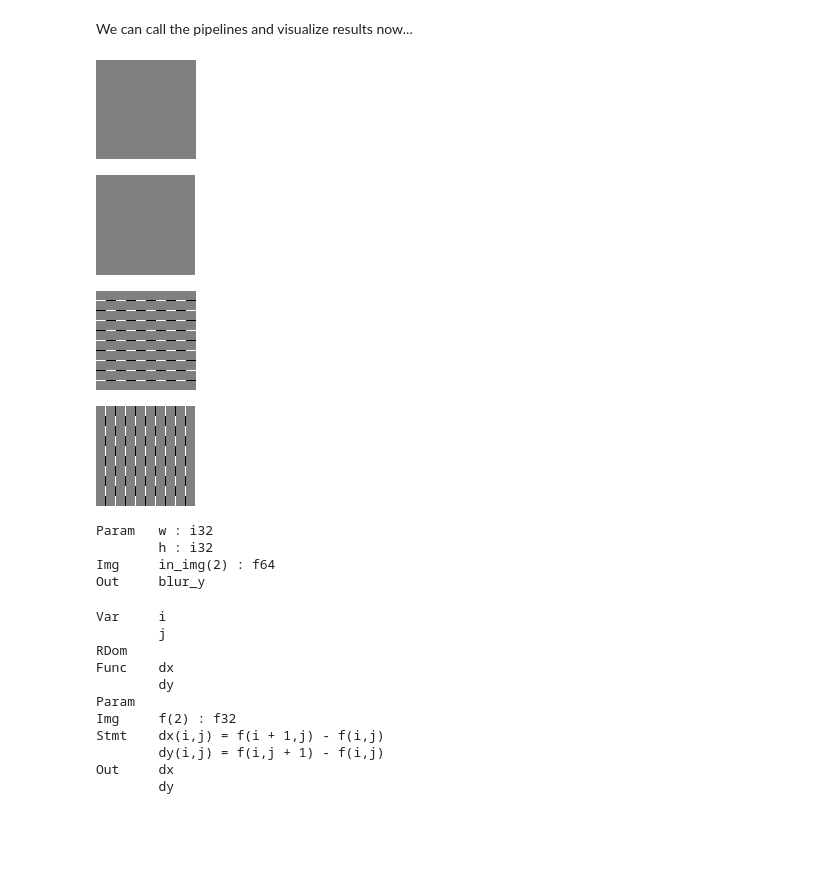
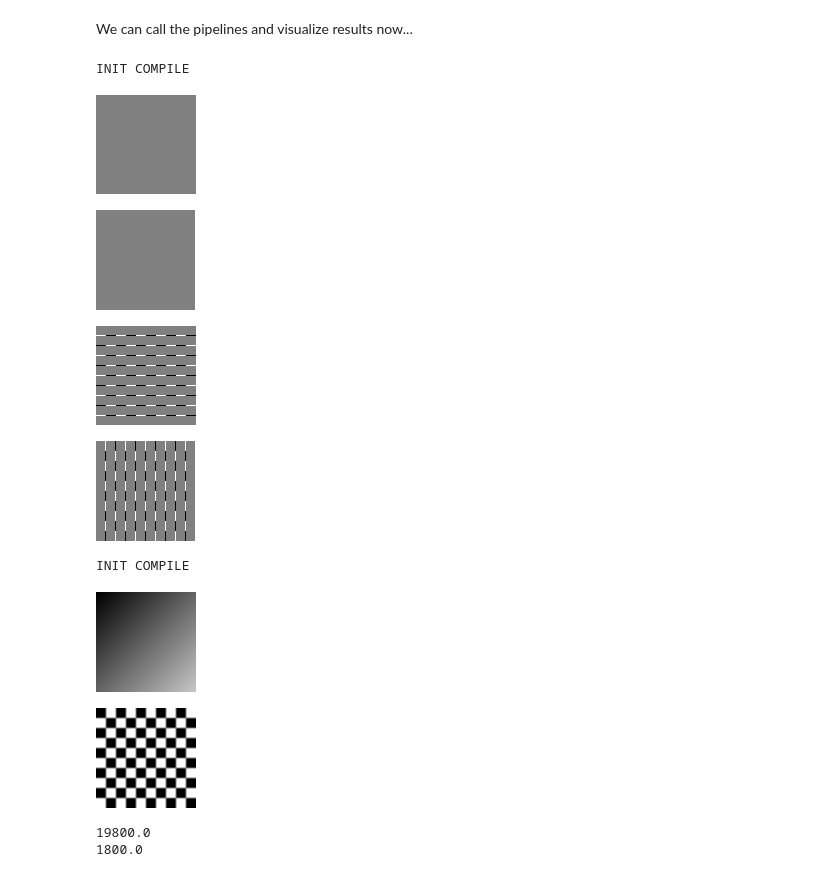
Before and after one commit to gilbo/atl, a Jupyter notebook: notebooks/Halide Target.ipynb, the cells around one changed output. Saved outputs shown, nothing was run; the diff lists cells and outputs as text; code cells hidden in the pictures; blank space fills up the shorter version.

```diff
--- a/notebooks/Halide Target.ipynb
+++ b/notebooks/Halide Target.ipynb
@@ -66,6 +66,8 @@ module HIR {
            | Erdom     ( rdom r )
            | Eparam    ( param p )
            | BinOp     ( op op, expr lhs, expr rhs )
+           | Min       ( expr lhs, expr rhs )
+           | Max       ( expr lhs, expr rhs )
            | Select    ( expr pred, expr lhs, expr rhs )
            | FAccess   ( func f, expr* args )
            | BigSum    ( rdom r, expr body )
@@ -111,6 +113,11 @@ def _lift_(obj):
     else:
         raise TypeError("unrecognized object type")
 
+def _Min(x,y):
+    return HIR.Min(_lift_(x),_lift_(y))
+def _Max(x,y):
+    return HIR.Max(_lift_(x),_lift_(y))
+
 def _expr_add_(lhs,rhs):
     return HIR.BinOp('+',_lift_(lhs),_lift_(rhs))
 HIR.expr.__add__  = _expr_add_
@@ -127,9 +134,9 @@ HIR.expr.__mul__  = _expr_mul_
 HIR.expr.__rmul__ = lambda r,l: _expr_mul_(l,r)
 
 def _expr_div_(lhs,rhs):
-    return HIR.BinOp('*',_lift_(lhs),_lift_(rhs))
-HIR.expr.__div__  = _expr_div_
-HIR.expr.__rdiv__ = lambda r,l: _expr_div_(l,r)
+    return HIR.BinOp('/',_lift_(lhs),_lift_(rhs))
+HIR.expr.__truediv__  = _expr_div_
+HIR.expr.__rtruediv__ = lambda r,l: _expr_div_(l,r)
 
 def _expr_lt_(lhs,rhs):
     return HIR.BinOp('<',_lift_(lhs),_lift_(rhs))
@@ -153,8 +160,8 @@ HIR.expr.__rge__ = lambda r,l: _expr_ge_(l,r)
 
 # expose arithmetic operators to un-lifted vars, rdoms, params
 for t in [HIR.var,HIR.rdom,HIR.param]:
-    for nm in ['__add__','__sub__','__mul__','__div__',
-               '__radd__','__rsub__','__rmul__','__rdiv__',
+    for nm in ['__add__','__sub__','__mul__','__truediv__',
+               '__radd__','__rsub__','__rmul__','__rtruediv__',
                '__lt__','__gt__','__le__','__ge__',
                '__rlt__','__rgt__','__rle__','__rge__']:
         setattr(t,nm,getattr(HIR.expr,nm))
@@ -176,10 +183,10 @@ Let's try to write:
 # %%
 def gen_blur():
     lift        = _lift_
+    Min, Max    = _Min, _Max
     in_img      = HIR.Img('in_img', 2, f64)
     w, h        = HIR.Param('w',i32), HIR.Param('h',i32)
-    clamp       = lambda x,lo,hi: HIR.Select( x < lo, lift(lo),
-                                              HIR.Select( x > hi, lift(hi), lift(x) ))
+    clamp       = lambda x,lo,hi: Max( lo, Min( hi, x ) )
 
     x, y        = HIR.Var('x'), HIR.Var('y')
     f           = HIR.Func('f')
@@ -188,8 +195,8 @@ def gen_blur():
 
     stmts       = [
         HIR.PureDef( f, [x,y], in_img[clamp(x,0,w-1),clamp(y,0,h-1)]),
-        HIR.PureDef( blur_x, [x,y], f[x-1,y] + f[x,y] + f[x+1,y] ),
-        HIR.PureDef( blur_y, [x,y], blur_x[x,y-1] + blur_x[x,y] + blur_x[x,y+1] ),
+        HIR.PureDef( blur_x, [x,y], (f[x-1,y] + 2.0*f[x,y] + f[x+1,y])/4.0 ),
+        HIR.PureDef( blur_y, [x,y], (blur_x[x,y-1] + 2.0*blur_x[x,y] + blur_x[x,y+1])/4.0 ),
     ]
 
     pipeline     = HIR.Pipeline(
@@ -205,6 +212,7 @@ blurpipe = gen_blur()
 
 def gen_laplacian():
     lift        = _lift_
+    Min, Max    = _Min, _Max
     f           = HIR.Img('f', 2, f64)
     w, h        = HIR.Param('w',i32), HIR.Param('h',i32)
 
@@ -219,8 +227,8 @@ def gen_laplacian():
                     HIR.Select( Eq(y,h-1), lift(0.0), dy[x,y]*dy[x,y] ) )
 
     stmts       = [
-        HIR.PureDef(dx, [i,j], f[i+1,j] - f[i,j]),
-        HIR.PureDef(dy, [i,j], f[i,j+1] - f[i,j]),
+        HIR.PureDef(dx, [i,j], f[Min(i+1,w-1),j] - f[i,j]),
+        HIR.PureDef(dy, [i,j], f[i,Min(j+1,h-1)] - f[i,j]),
         HIR.PureDef(result, [i], lift(0.0)),
         HIR.Update (result, [lift(0)], HIR.BigSum(x, HIR.BigSum(y, body))),
     ]
@@ -716,31 +732,25 @@ gradpipe.exec([],[checker],[grad_x_out,grad_y_out])
 display(PIL.Image.fromarray(128*grad_x_out + 128).convert("RGB"))
 display(PIL.Image.fromarray(128*grad_y_out + 128).convert("RGB"))
 # %% [output]
+INIT COMPILE
 [figure]
 [figure]
 [figure]
 [figure]
 # %%
 blurpipe.exec([100,100],[ramp],[blur_out])
+display(PIL.Image.fromarray(1*blur_out).convert("RGB"))
+blurpipe.exec([100,100],[checker],[blur_out])
 display(PIL.Image.fromarray(256*blur_out).convert("RGB"))
+# %% [output]
+INIT COMPILE
+[figure, added]
+[figure, added]
-# %%
-print(blurpipe.signature())
-# %% [output]
-Param   w : i32
-        h : i32
-Img     in_img(2) : f64
-Out     blur_y
-# %%
-print(gradpipe)
-# %% [output]
-Var     i
-        j
-RDom
-Func    dx
-        dy
-Param
-Img     f(2) : f32
-Stmt    dx(i,j) = f(i + 1,j) - f(i,j)
-        dy(i,j) = f(i,j + 1) - f(i,j)
-Out     dx
-        dy
+# %%
+laplacepipe.exec([100,100],[ramp],[energy_out])
+print(energy_out[0])
+laplacepipe.exec([100,100],[checker],[energy_out])
+print(energy_out[0])
+# %% [output]
+19800.0
+1800.0
```
Also changed, not shown: parts of 3 cells of this notebook, 12 other files.
